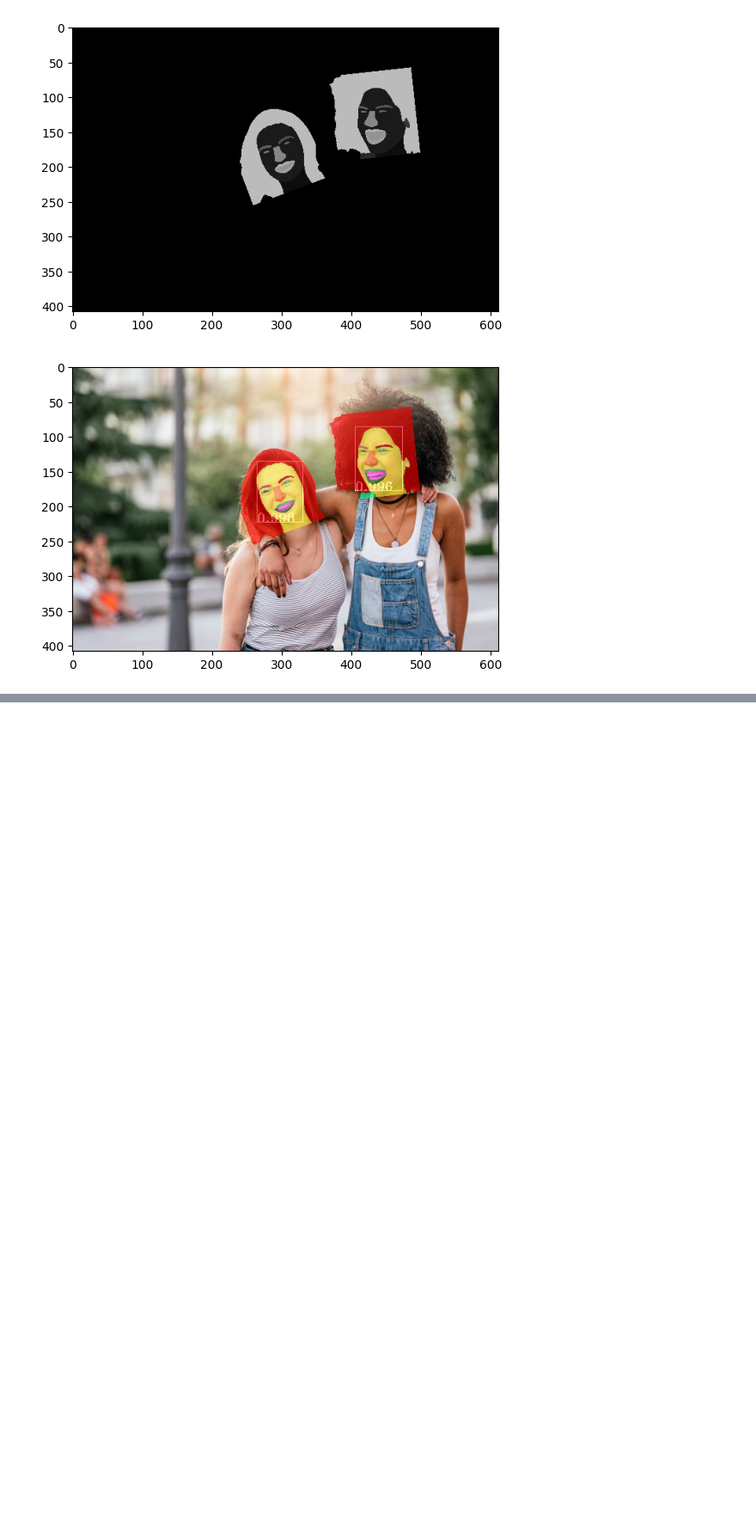
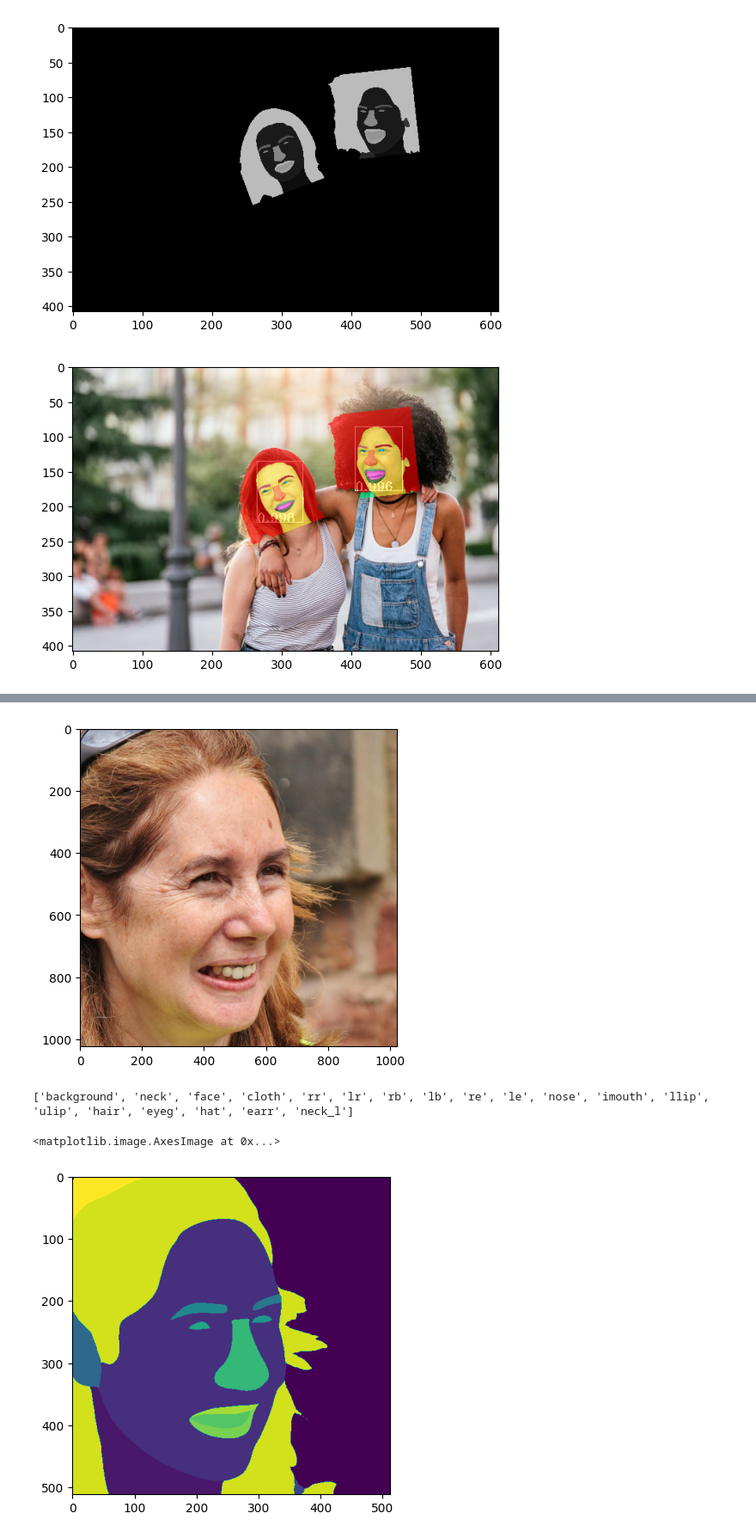
Before and after one commit to FacePerceiver/facer, a Jupyter notebook: samples/face_parsing.ipynb, the cells around one changed output, grey strips where cells are left out. Shown at 86% size. Drawn from its saved outputs; the diff is of its cells as text; code cells hidden in the pictures; blank space fills up the shorter version.

```diff
--- a/samples/face_parsing.ipynb
+++ b/samples/face_parsing.ipynb
@@ -35,0 +58,22 @@ facer.show_bchw(facer.draw_bchw(image, faces))
+# %%
+import torch.nn.functional as F
+
+# on already face aligned image, for example FFHQ dataset or CelebA aligned image
+images = facer.hwc2bchw(facer.read_hwc('data/ffhq_15723.jpg')).to(device=device)  # image: 1 x 3 x h x w
+
+facer.show_bchw(images)
+
+# do some preprocessing
+images = images.to(dtype=torch.float32) / 255.0 # [0, 1]
+images = F.interpolate(images, size=(448, 448), mode='bilinear', align_corners=False) # as it's already face aligned, directly resize to 448x448
+
+seg_logits, seg_preds, label_names = face_parser.forward_warped(images)
+
+print(label_names)
+
+plt.imshow(seg_preds[0].cpu().numpy())
+# %% [output]
+[figure, added]
+['background', 'neck', 'face', 'cloth', 'rr', 'lr', 'rb', 'lb', 're', 'le', 'nose', 'imouth', 'llip', 'ulip', 'hair', 'eyeg', 'hat', 'earr', 'neck_l']
+<matplotlib.image.AxesImage at 0x...>
+[figure, added]
```
Also changed, not shown: parts of 5 cells of this notebook, 3 other files.
